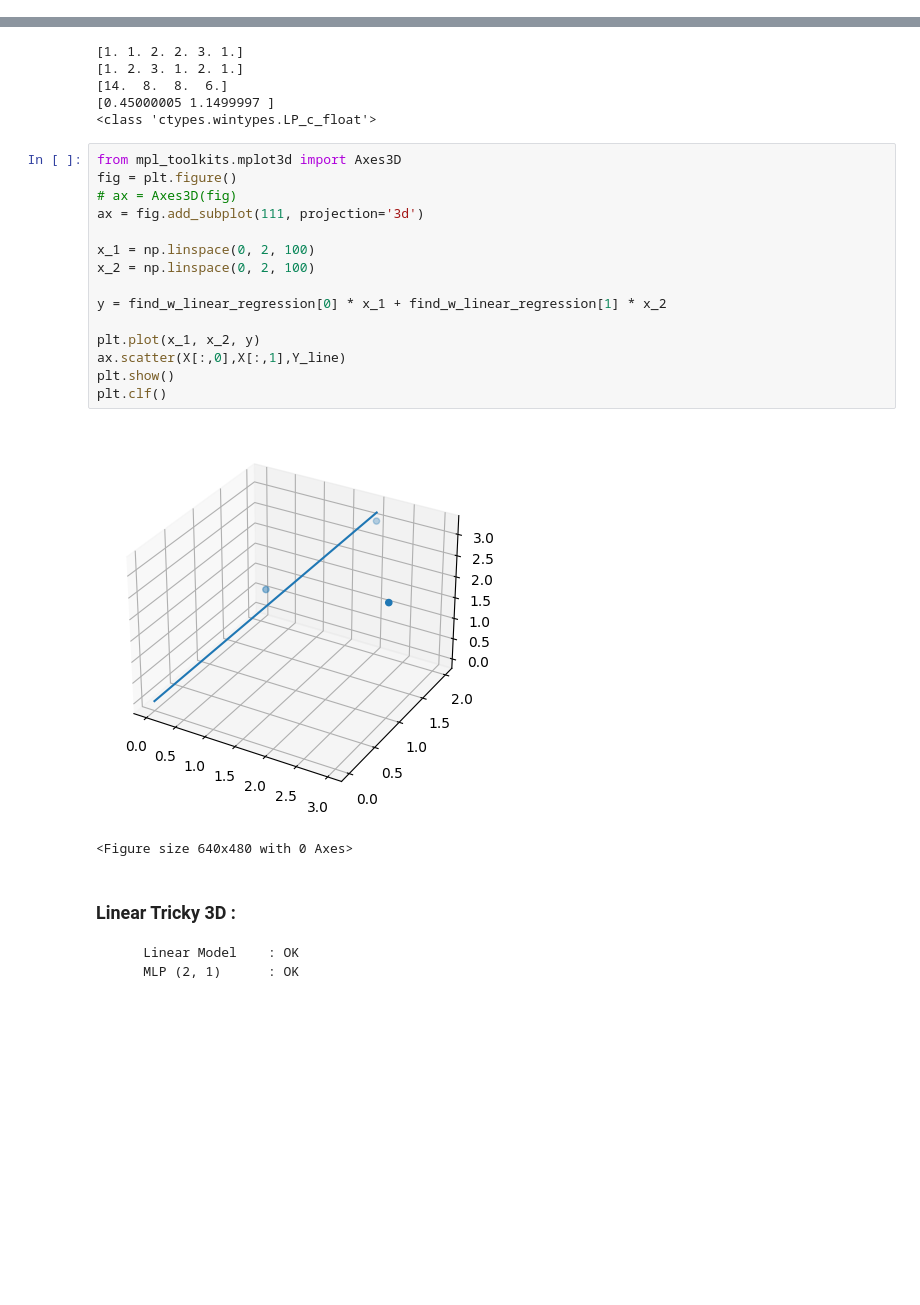
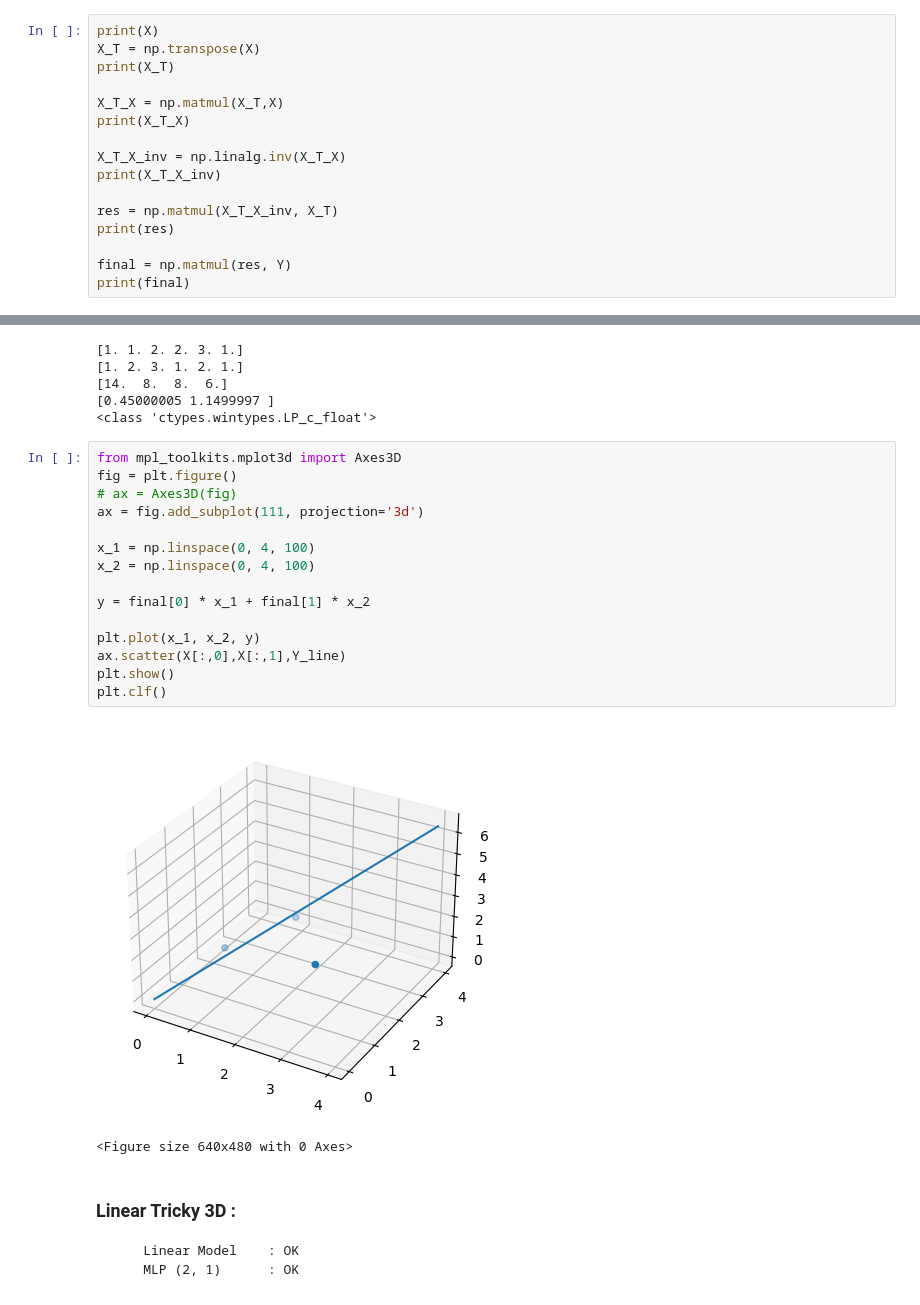
Before and after one commit to Elbub/3IABD2---Projet-annuel, a Jupyter notebook: tests_interops/notebook_test_interops_linear_classification.ipynb, the cells around one changed output, grey strips where cells are left out. Drawn from its saved outputs; the diff is of its cells as text; blank space fills up the shorter version.

Commit message:
feature(linear-regression): linear regression noise working

```diff
--- a/tests_interops/notebook_test_interops_linear_classification.ipynb
+++ b/tests_interops/notebook_test_interops_linear_classification.ipynb
@@ -1233,3 +1233,19 @@ print(np.matmul(X.transpose(),X))
 [1. 2. 3. 1. 2. 1.]
 [[14.  8.]
  [ 8.  6.]]
+# %%
+print(X)
+X_T = np.transpose(X)
+print(X_T)
+
+X_T_X = np.matmul(X_T,X)
+print(X_T_X)
+
+X_T_X_inv = np.linalg.inv(X_T_X)
+print(X_T_X_inv)
+
+res = np.matmul(X_T_X_inv, X_T)
+print(res)
+
+final = np.matmul(res, Y)
+print(final)
@@ -1290,20 +1320,20 @@ print(type(find_w_linear_regression_ptr))
 # %%
 from mpl_toolkits.mplot3d import Axes3D
 fig = plt.figure()
 # ax = Axes3D(fig)
 ax = fig.add_subplot(111, projection='3d')
 
-x_1 = np.linspace(0, 2, 100)
-x_2 = np.linspace(0, 2, 100)
+x_1 = np.linspace(0, 4, 100)
+x_2 = np.linspace(0, 4, 100)
 
-y = find_w_linear_regression[0] * x_1 + find_w_linear_regression[1] * x_2
+y = final[0] * x_1 + final[1] * x_2
 
 plt.plot(x_1, x_2, y)
 ax.scatter(X[:,0],X[:,1],Y_line)
 plt.show()
 plt.clf()
 # %% [output]
-[figure, old version]
+[figure, new version]
 <Figure size 640x480 with 0 Axes>
 # %% [markdown]
 ### Linear Tricky 3D :
```
Also changed, not shown: parts of 6 cells of this notebook, 2 other files.
